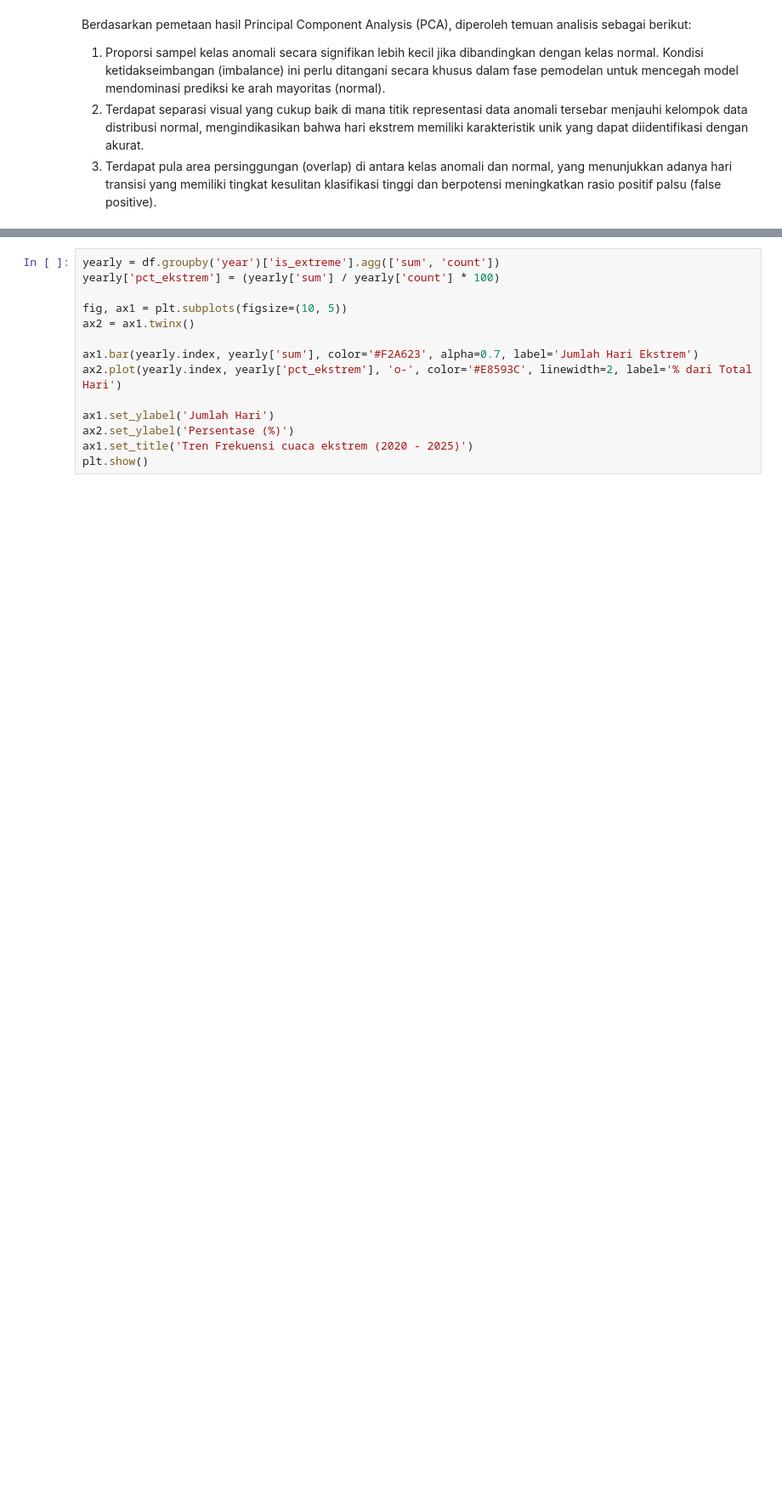
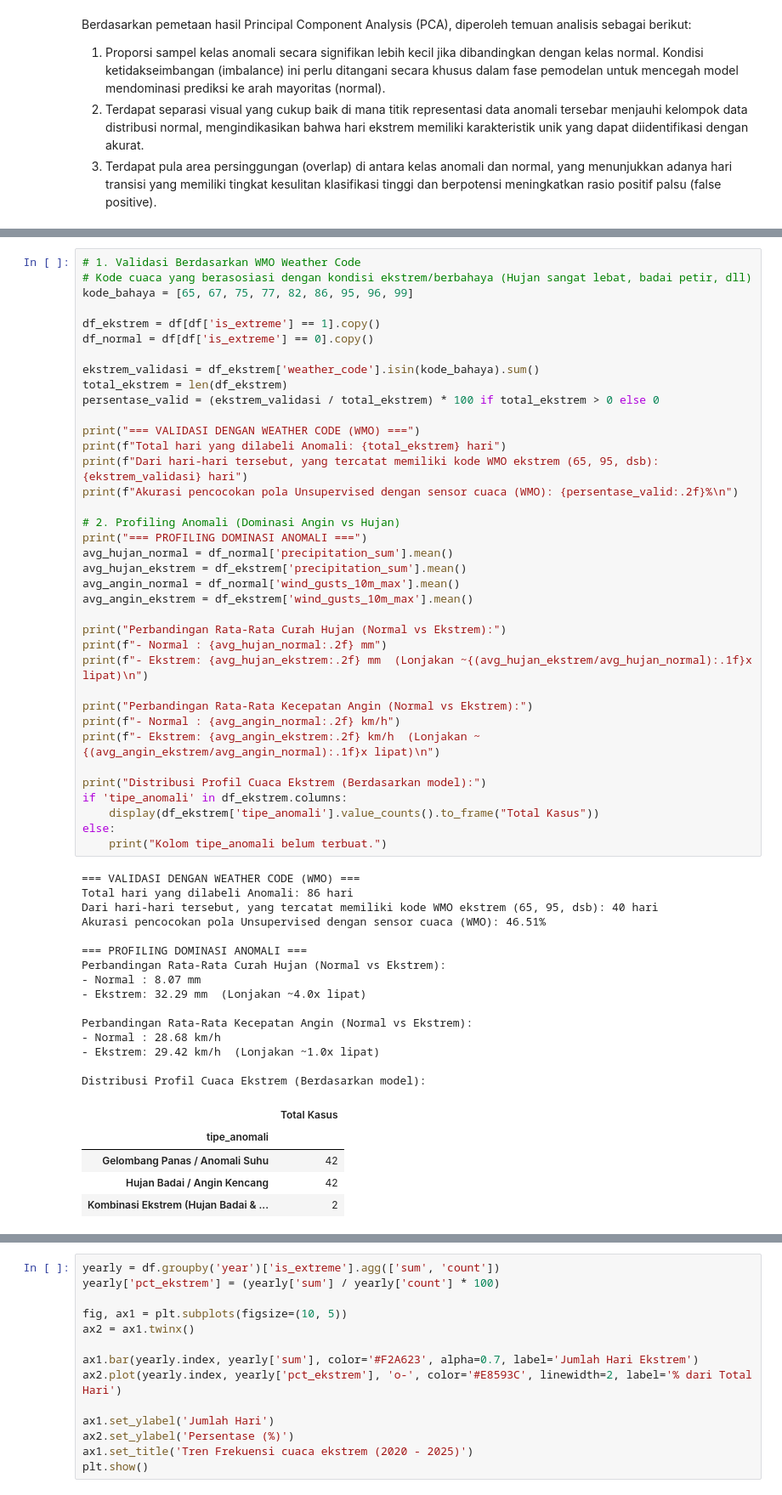
Before and after one commit to melinda-ab/prediksi-anomali-cuaca-sleman, a Jupyter notebook: main.ipynb, the cells around one changed output, grey strips where cells are left out. Shown at 85% size. Cells and saved outputs as stored; diff of their text form; blank space fills up the shorter version.

Commit message:
feat(analysis): validate anomaly detection with WMO weather codes and update notebook structure

```diff
--- a/main.ipynb
+++ b/main.ipynb
@@ -516 +489,59 @@ Berdasarkan pemetaan hasil Principal Component Analysis (PCA), diperoleh temuan
+# %%
+# 1. Validasi Berdasarkan WMO Weather Code
+# Kode cuaca yang berasosiasi dengan kondisi ekstrem/berbahaya (Hujan sangat lebat, badai petir, dll)
+kode_bahaya = [65, 67, 75, 77, 82, 86, 95, 96, 99]
+
+df_ekstrem = df[df['is_extreme'] == 1].copy()
+df_normal = df[df['is_extreme'] == 0].copy()
+
+ekstrem_validasi = df_ekstrem['weather_code'].isin(kode_bahaya).sum()
+total_ekstrem = len(df_ekstrem)
+persentase_valid = (ekstrem_validasi / total_ekstrem) * 100 if total_ekstrem > 0 else 0
+
+print("=== VALIDASI DENGAN WEATHER CODE (WMO) ===")
+print(f"Total hari yang dilabeli Anomali: {total_ekstrem} hari")
+print(f"Dari hari-hari tersebut, yang tercatat memiliki kode WMO ekstrem (65, 95, dsb): {ekstrem_validasi} hari")
+print(f"Akurasi pencocokan pola Unsupervised dengan sensor cuaca (WMO): {persentase_valid:.2f}%\n")
+
+# 2. Profiling Anomali (Dominasi Angin vs Hujan)
+print("=== PROFILING DOMINASI ANOMALI ===")
+avg_hujan_normal = df_normal['precipitation_sum'].mean()
+avg_hujan_ekstrem = df_ekstrem['precipitation_sum'].mean()
+avg_angin_normal = df_normal['wind_gusts_10m_max'].mean()
+avg_angin_ekstrem = df_ekstrem['wind_gusts_10m_max'].mean()
+
+print("Perbandingan Rata-Rata Curah Hujan (Normal vs Ekstrem):")
+print(f"- Normal : {avg_hujan_normal:.2f} mm")
+print(f"- Ekstrem: {avg_hujan_ekstrem:.2f} mm  (Lonjakan ~{(avg_hujan_ekstrem/avg_hujan_normal):.1f}x lipat)\n")
+
+print("Perbandingan Rata-Rata Kecepatan Angin (Normal vs Ekstrem):")
+print(f"- Normal : {avg_angin_normal:.2f} km/h")
+print(f"- Ekstrem: {avg_angin_ekstrem:.2f} km/h  (Lonjakan ~{(avg_angin_ekstrem/avg_angin_normal):.1f}x lipat)\n")
+
+print("Distribusi Profil Cuaca Ekstrem (Berdasarkan model):")
+if 'tipe_anomali' in df_ekstrem.columns:
+    display(df_ekstrem['tipe_anomali'].value_counts().to_frame("Total Kasus"))
+else:
+    print("Kolom tipe_anomali belum terbuat.")
+# %% [output]
+=== VALIDASI DENGAN WEATHER CODE (WMO) ===
+Total hari yang dilabeli Anomali: 86 hari
+Dari hari-hari tersebut, yang tercatat memiliki kode WMO ekstrem (65, 95, dsb): 40 hari
+Akurasi pencocokan pola Unsupervised dengan sensor cuaca (WMO): 46.51%
+
+=== PROFILING DOMINASI ANOMALI ===
+Perbandingan Rata-Rata Curah Hujan (Normal vs Ekstrem):
+- Normal : 8.07 mm
+- Ekstrem: 32.29 mm  (Lonjakan ~4.0x lipat)
+
+Perbandingan Rata-Rata Kecepatan Angin (Normal vs Ekstrem):
+- Normal : 28.68 km/h
+- Ekstrem: 29.42 km/h  (Lonjakan ~1.0x lipat)
+
+Distribusi Profil Cuaca Ekstrem (Berdasarkan model):
+|  | Total Kasus |
+| tipe_anomali |  |
+| Gelombang Panas / Anomali Suhu | 42 |
+| Hujan Badai / Angin Kencang | 42 |
+| Kombinasi Ekstrem (Hujan Badai & ... | 2 |
 # %% [markdown]
```
Also changed, not shown: parts of 6 cells of this notebook.
